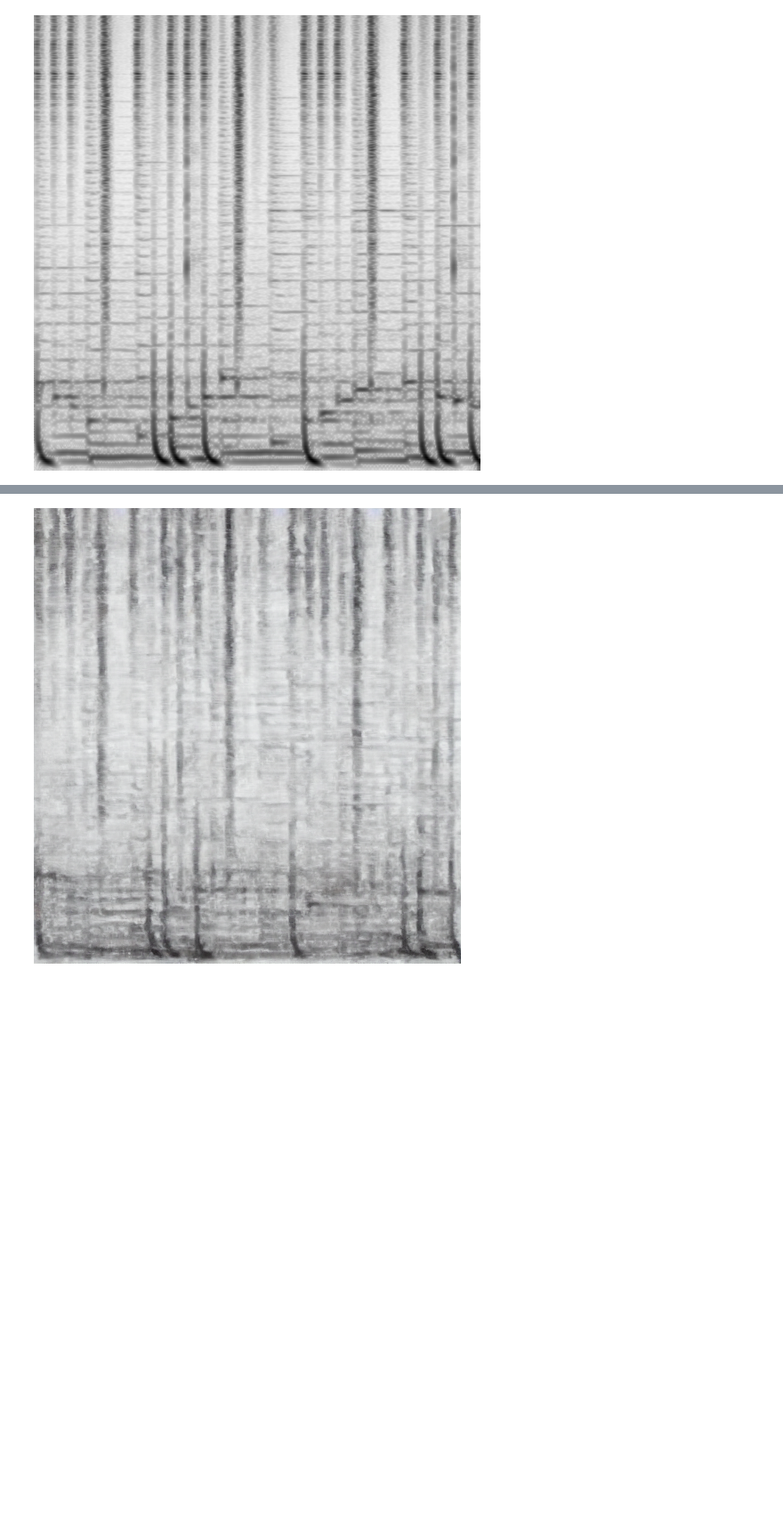
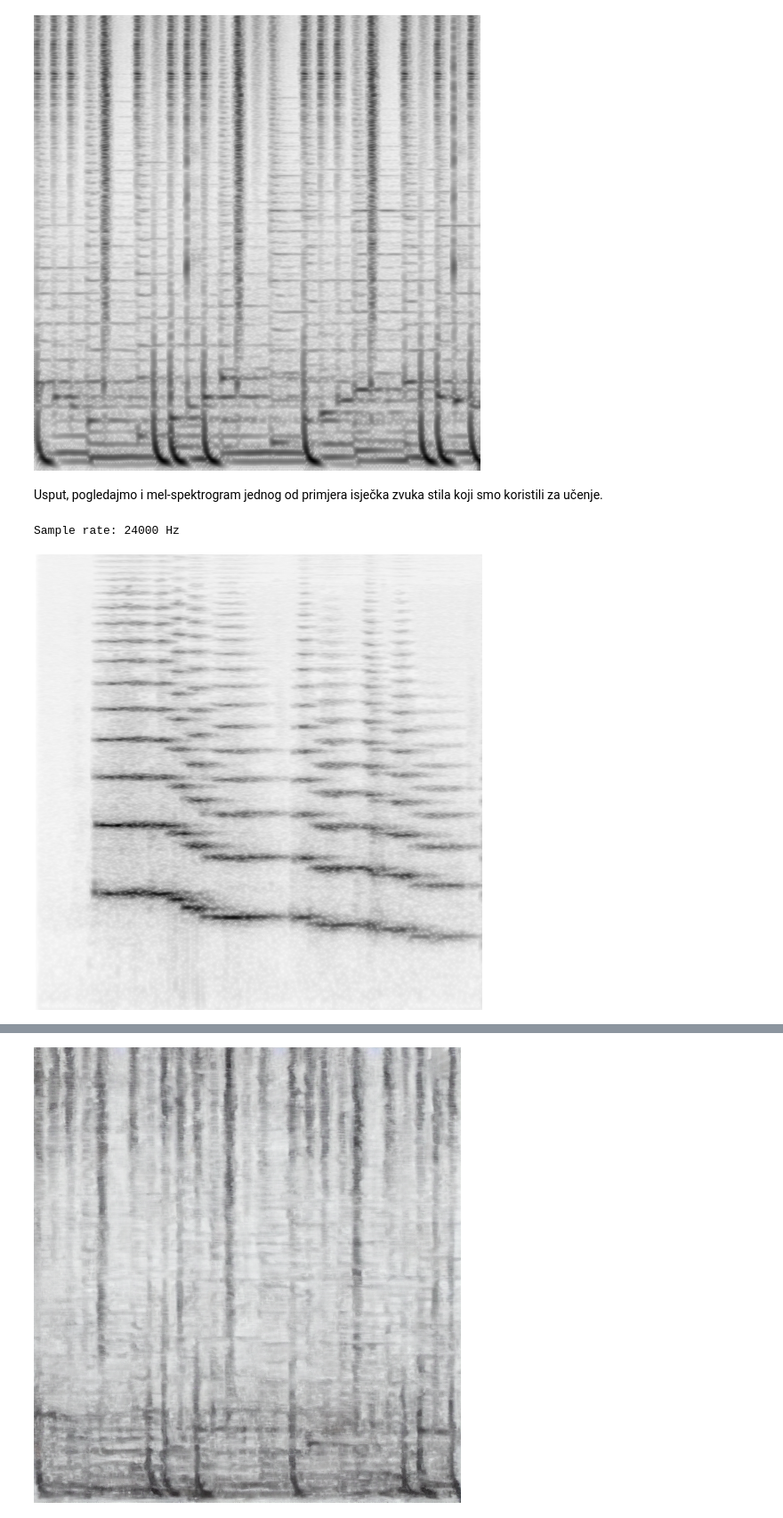
Before and after one commit to fpankretic/sound-style-transfer-diffusion, a Jupyter notebook: project.ipynb, the cells around one changed output, grey strips where cells are left out. Shown at 89% size. Drawn from its saved outputs; the diff is of its cells as text; code cells hidden in the pictures; blank space fills up the shorter version.

Commit message:
Text fixes, metrics for whole dataset (#4)
* first section, readme

* further sections

* ispravljen tekst, metrike tekst, metrike izracun

* metrics for whole dataset

* best values, best pairs

```diff
--- a/project.ipynb
+++ b/project.ipynb
@@ -152,6 +153,17 @@ transformer.to_spectrogram("sample.wav", "sample.png")
 # %% [output]
 Sample rate: 44100 Hz
 [figure]
+# %% [markdown]
+Usput, pogledajmo i mel-spektrogram jednog od primjera isječka zvuka stila koji smo koristili za učenje.
+# %%
+dataset = "cornet"
+transformer.to_spectrogram(f"./audios/timbre/{dataset}/{dataset}1.wav", f"./audios/timbre/{dataset}/{dataset}1.png")
+
+style = Image.open(f"./audios/timbre/{dataset}/{dataset}1.png")
+style
+# %% [output]
+Sample rate: 24000 Hz
+[figure, added]
 # %% [markdown]
 ## Prijenos stila
 
```
Also changed, not shown: parts of 20 cells of this notebook, 5 other files.
